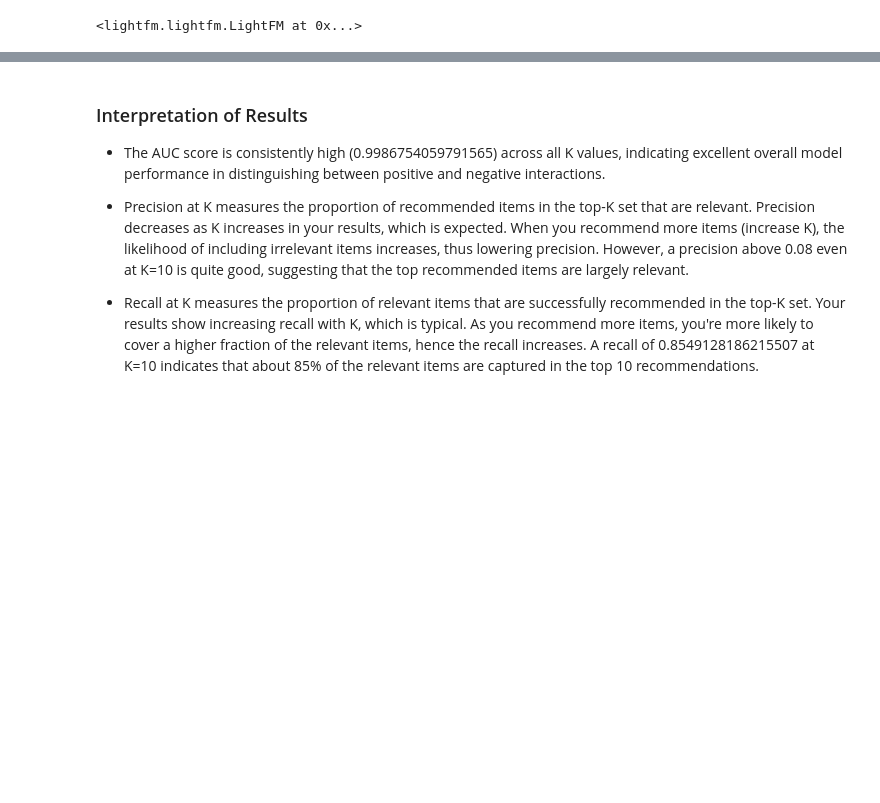
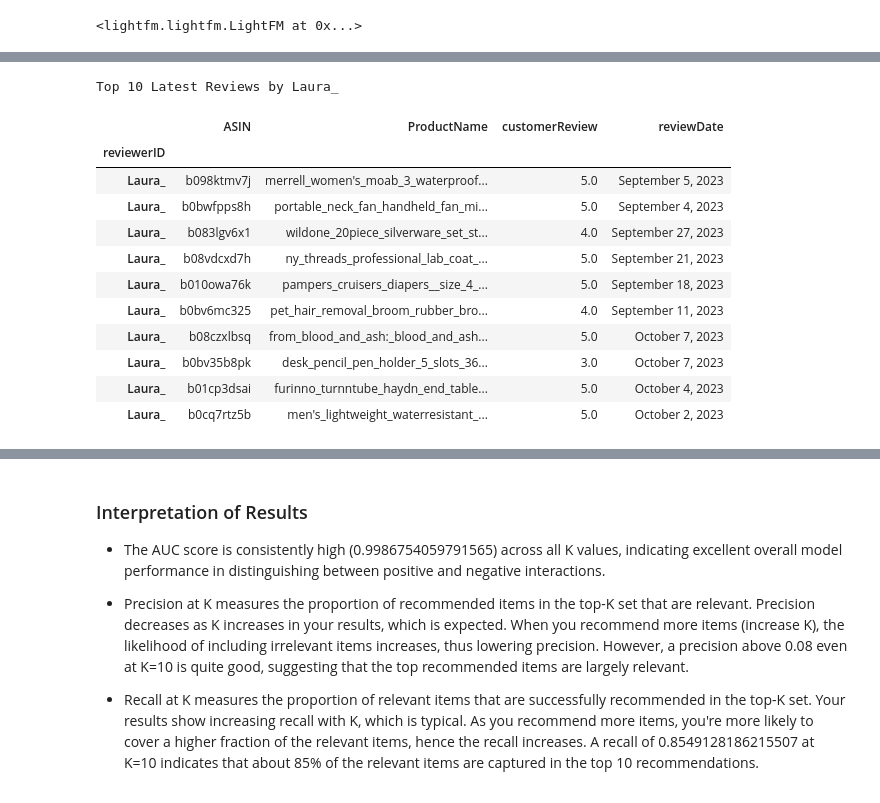
Before and after one commit to K-Winkles/kaban-multimodel-recommender, a Jupyter notebook: dev/main.ipynb, the cells around one changed output, grey strips where cells are left out. Drawn from its saved outputs; the diff is of its cells as text; code cells hidden in the pictures; blank space fills up the shorter version.

```diff
--- a/dev/main.ipynb
+++ b/dev/main.ipynb
@@ -718,0 +698,7 @@ udf = melted_user_df[~melted_user_df['reviewerID'].isin(reviewers_to_remove)]
+# %%
+items_df, df_utility, reviews_df, asins_df = load_dataset()
+
+melted_user_df = df_utility.copy().reset_index().melt(
+    'reviewerID', var_name='ASIN', value_name='rating').dropna()
+
+udf = melted_user_df
@@ -795,8 +811,22 @@ def get_top_n_recommendations_with_latest_transactions(model, dataset, user_id,
 # %%
 uid = 'Laura_'
 
 # Filter the DataFrame for the given reviewerID and select relevant columns
 print(f"Top 10 Latest Reviews by {uid}")
-reviewer_reviews_df = reviews_df[reviews_df['reviewerID'] == uid][['ASIN','ProductName','reviewRating','reviewDate']]
+reviewer_reviews_df = reviews_df.loc[uid][['ASIN','ProductName','customerReview','reviewDate']]
 reviewer_reviews_df.sort_values(by='reviewDate', ascending=False).head(10)
+# %% [output]
+Top 10 Latest Reviews by Laura_
+|  | ASIN | ProductName | customerReview | reviewDate |
+| reviewerID |  |  |  |  |
+| Laura_ | b098ktmv7j | merrell_women's_moab_3_waterproof... | 5.0 | September 5, 2023 |
+| Laura_ | b0bwfpps8h | portable_neck_fan_handheld_fan_mi... | 5.0 | September 4, 2023 |
+| Laura_ | b083lgv6x1 | wildone_20piece_silverware_set_st... | 4.0 | September 27, 2023 |
+| Laura_ | b08vdcxd7h | ny_threads_professional_lab_coat_... | 5.0 | September 21, 2023 |
+| Laura_ | b010owa76k | pampers_cruisers_diapers__size_4_... | 5.0 | September 18, 2023 |
+| Laura_ | b0bv6mc325 | pet_hair_removal_broom_rubber_bro... | 4.0 | September 11, 2023 |
+| Laura_ | b08czxlbsq | from_blood_and_ash:_blood_and_ash... | 5.0 | October 7, 2023 |
+| Laura_ | b0bv35b8pk | desk_pencil_pen_holder_5_slots_36... | 3.0 | October 7, 2023 |
+| Laura_ | b01cp3dsai | furinno_turnntube_haydn_end_table... | 5.0 | October 4, 2023 |
+| Laura_ | b0cq7rtz5b | men's_lightweight_waterresistant_... | 5.0 | October 2, 2023 |
 # %%
```
Also changed, not shown: parts of 11 cells of this notebook.
